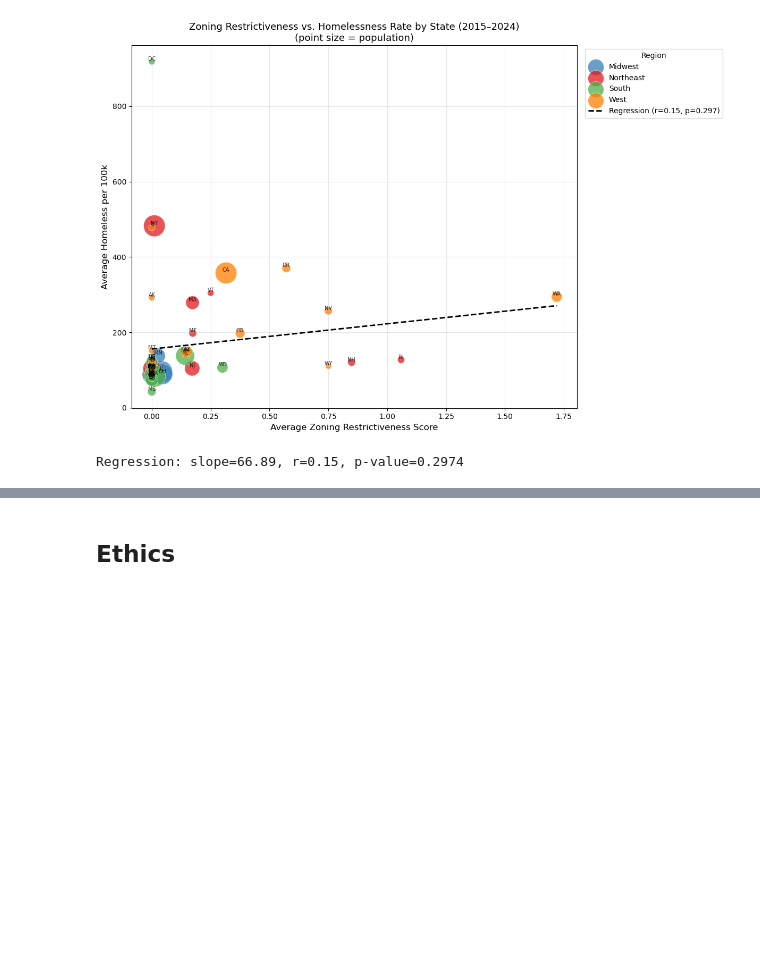
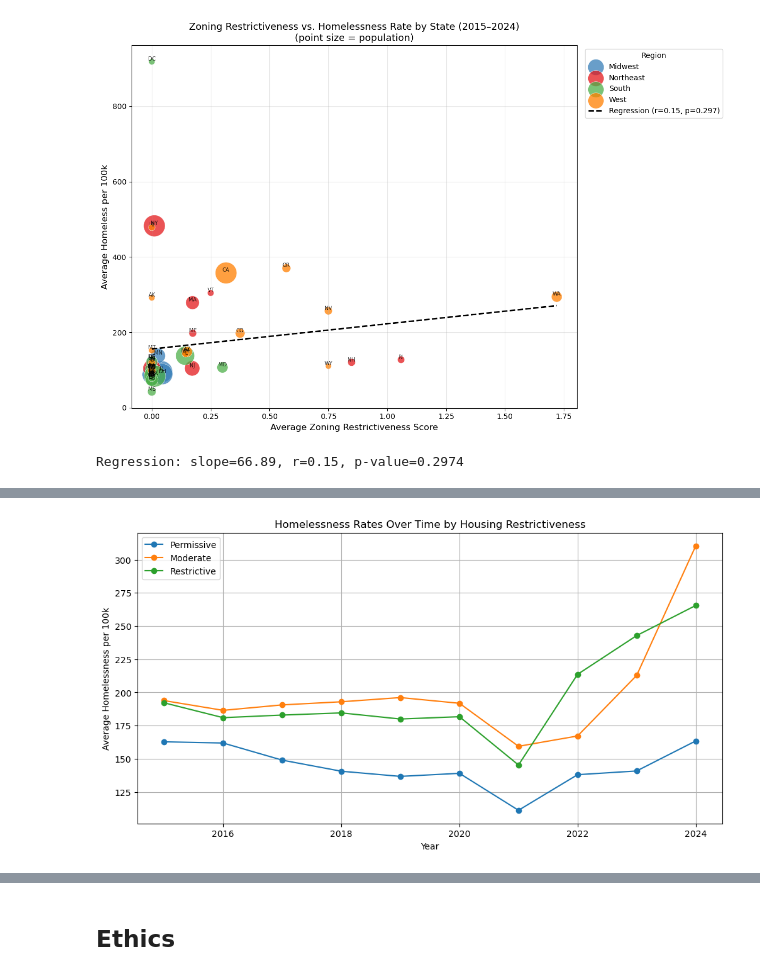
Before and after one commit to COGS108/Group-SP26-085, a Jupyter notebook: 02-EDACheckpoint.ipynb, the cells around one changed output, grey strips where cells are left out. Drawn from its saved outputs; the diff is of its cells as text; code cells hidden in the pictures; blank space fills up the shorter version.

Commit message:
graphs 3 and 4 added

```diff
--- a/02-EDACheckpoint.ipynb
+++ b/02-EDACheckpoint.ipynb
@@ -1522,0 +1531,84 @@ Regression: slope=66.89, r=0.15, p-value=0.2974
+# %%
+import pandas as pd
+import matplotlib.pyplot as plt
+
+# ---------------------------------------------
+# LOAD DATA
+# ---------------------------------------------
+merged = pd.read_csv('data/02-processed/merged_final.csv')
+
+# ---------------------------------------------
+# KEEP NEEDED COLUMNS
+# ---------------------------------------------
+df = merged[['year',
+             'avg_total_restrictions',
+             'homeless_per_100k']].copy()
+
+# ---------------------------------------------
+# REMOVE MISSING VALUES
+# ---------------------------------------------
+df = df.dropna()
+
+# ---------------------------------------------
+# CREATE RESTRICTION GROUPS
+# ---------------------------------------------
+
+# manually split into 3 groups
+
+low = df['avg_total_restrictions'].quantile(0.33)
+high = df['avg_total_restrictions'].quantile(0.66)
+
+def group_restrictions(x):
+
+    if x <= low:
+        return 'Permissive'
+
+    elif x <= high:
+        return 'Moderate'
+
+    else:
+        return 'Restrictive'
+
+df['restriction_group'] = df['avg_total_restrictions'].apply(group_restrictions)
+
+# ---------------------------------------------
+# CALCULATE MEAN HOMELESSNESS BY YEAR
+# ---------------------------------------------
+grouped = (
+    df.groupby(['year', 'restriction_group'])['homeless_per_100k']
+      .mean()
+      .reset_index()
+)
+
+# ---------------------------------------------
+# CREATE GRAPH
+# ---------------------------------------------
+plt.figure(figsize=(12,6))
+
+for group in ['Permissive', 'Moderate', 'Restrictive']:
+
+    subset = grouped[grouped['restriction_group'] == group]
+
+    plt.plot(
+        subset['year'],
+        subset['homeless_per_100k'],
+        marker='o',
+        label=group
+    )
+
+# ---------------------------------------------
+# LABELS
+# ---------------------------------------------
+plt.title('Homelessness Rates Over Time by Housing Restrictiveness')
+
+plt.xlabel('Year')
+
+plt.ylabel('Average Homelessness per 100k')
+
+plt.legend()
+
+plt.grid(True)
+
+plt.show()
+# %% [output]
+[figure, added]
```
Also changed, not shown: parts of 4 cells of this notebook.
